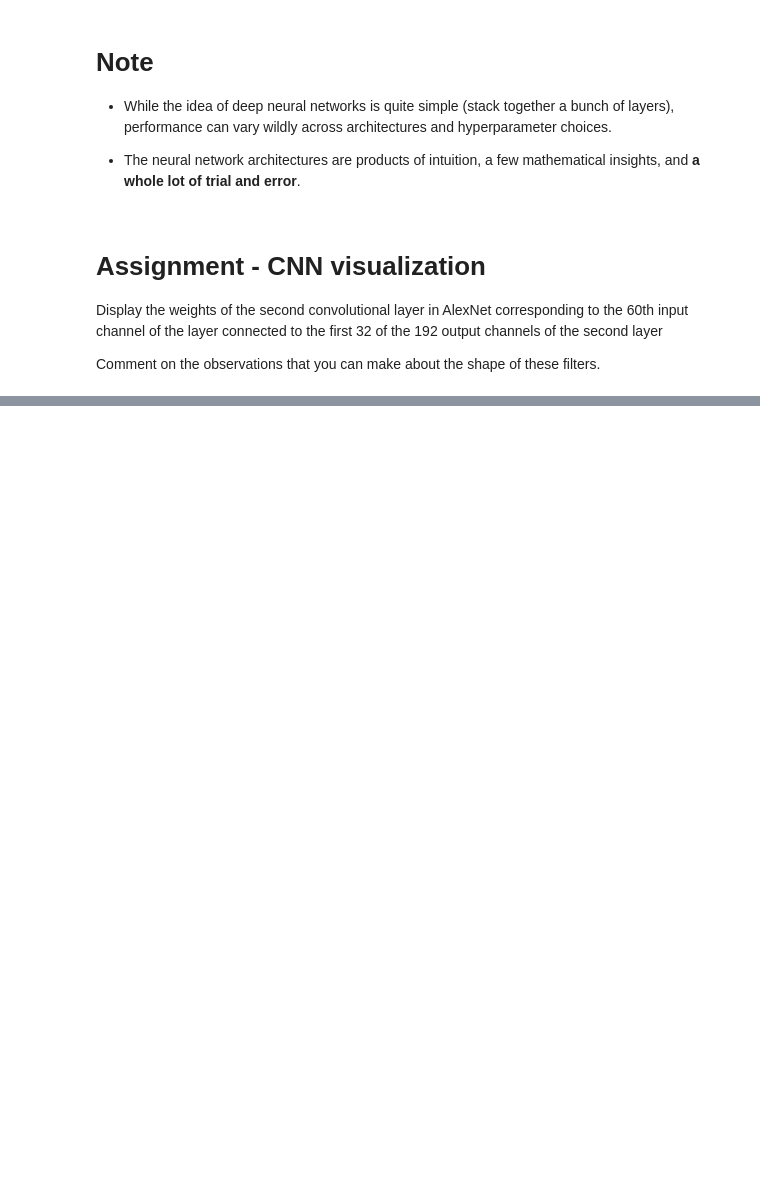
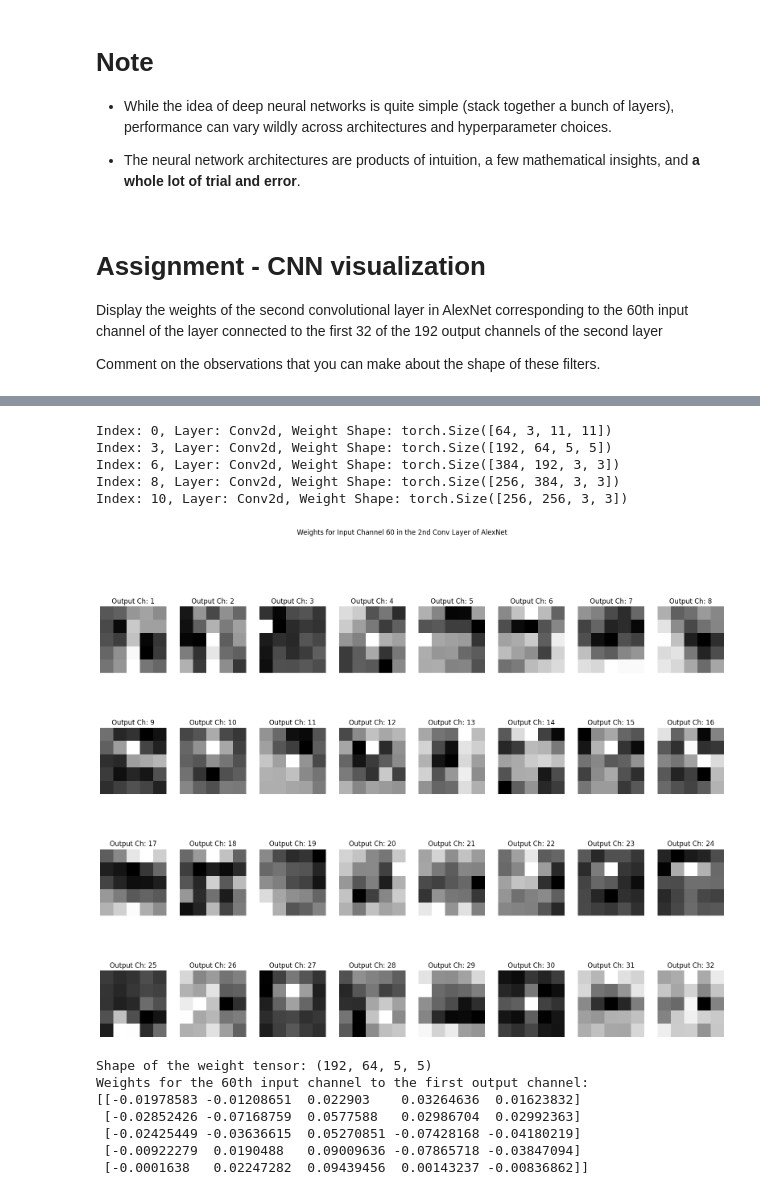
Before and after one commit to ammarali0416/CAP6415, a Jupyter notebook: CV_Module_5_4_AlexNet_Architecture.ipynb, the cells around one changed output, grey strips where cells are left out. Cells and saved outputs as stored; diff of their text form; code cells hidden in the pictures; blank space fills up the shorter version.

```diff
--- a/CV_Module_5_4_AlexNet_Architecture.ipynb
+++ b/CV_Module_5_4_AlexNet_Architecture.ipynb
@@ -373,0 +308,45 @@ Layer: 3 (Conv2d) output shape: torch.Size([1, 192, 27, 27])
+# %%
+# Find the index of the second conv layer
+for i, layer in enumerate(AlexNet.features):
+    if isinstance(layer, torch.nn.Conv2d):
+        print(f'Index: {i}, Layer: {layer.__class__.__name__}, Weight Shape: {layer.weight.shape}')
+
+# Extracting the weights of the second convolutional layer
+layer_index = 3  # Index of the second convolutional layer (identified as index 3)
+conv2_layer = AlexNet.features[layer_index]
+weights = conv2_layer.weight.data.cpu().numpy()
+
+target_input_channel = 59
+channels_to_display = 32
+
+# Create a figure for displaying the weights
+fig, ax = plt.subplots(nrows=4, ncols=8)
+fig.set_size_inches(20, 15)
+
+# Display the weights for the first 32 output channels connected to the 60th input channel
+for i in range(channels_to_display):
+    weight_matrix = weights[i, target_input_channel, :, :]
+    ax[np.unravel_index(i, (4, 8))].imshow(weight_matrix, cmap='gray')
+    ax[np.unravel_index(i, (4, 8))].set_title(f'Output Ch: {i+1}')
+    ax[np.unravel_index(i, (4, 8))].axis('off')
+
+plt.suptitle(f'Weights for Input Channel {target_input_channel+1} in the 2nd Conv Layer of AlexNet')
+plt.show()
+
+# Verify the shape of the weight tensor
+print(f'Shape of the weight tensor: {weights.shape}')
+print(f'Weights for the 60th input channel to the first output channel:\n{weights[0, target_input_channel, :, :]}')
+# %% [output]
+Index: 0, Layer: Conv2d, Weight Shape: torch.Size([64, 3, 11, 11])
+Index: 3, Layer: Conv2d, Weight Shape: torch.Size([192, 64, 5, 5])
+Index: 6, Layer: Conv2d, Weight Shape: torch.Size([384, 192, 3, 3])
+Index: 8, Layer: Conv2d, Weight Shape: torch.Size([256, 384, 3, 3])
+Index: 10, Layer: Conv2d, Weight Shape: torch.Size([256, 256, 3, 3])
+[figure, added]
+Shape of the weight tensor: (192, 64, 5, 5)
+Weights for the 60th input channel to the first output channel:
+[[-0.01978583 -0.01208651  0.022903    0.03264636  0.01623832]
+ [-0.02852426 -0.07168759  0.0577588   0.02986704  0.02992363]
+ [-0.02425449 -0.03636615  0.05270851 -0.07428168 -0.04180219]
+ [-0.00922279  0.0190488   0.09009636 -0.07865718 -0.03847094]
+ [-0.0001638   0.02247282  0.09439456  0.00143237 -0.00836862]]
```
Also changed, not shown: parts of 1 cell of this notebook.
